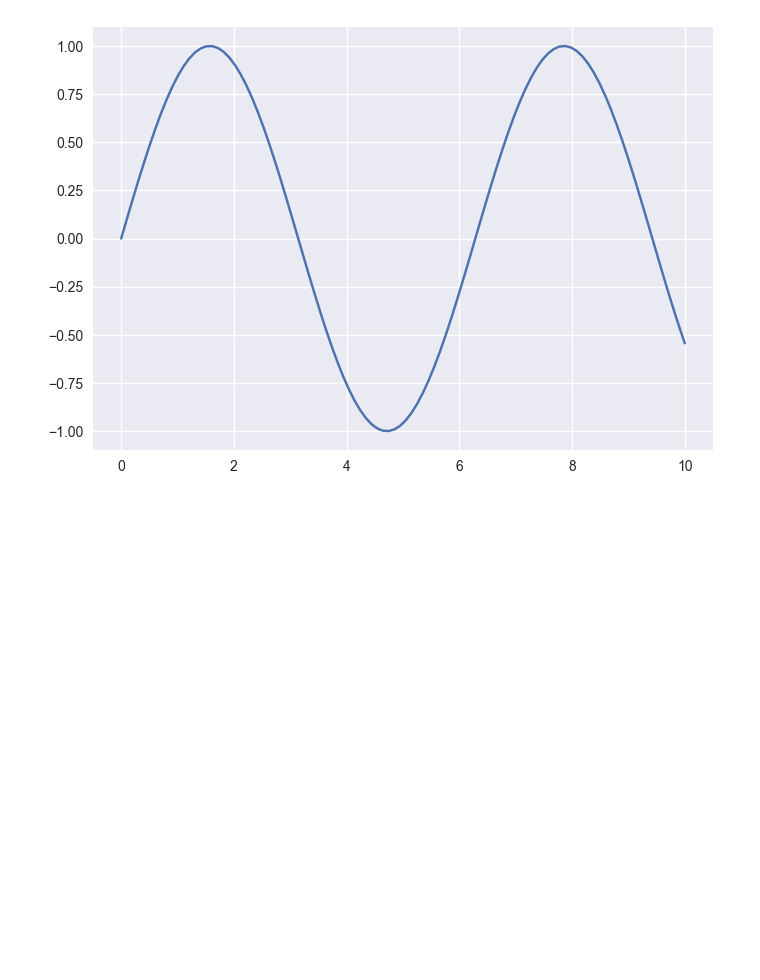
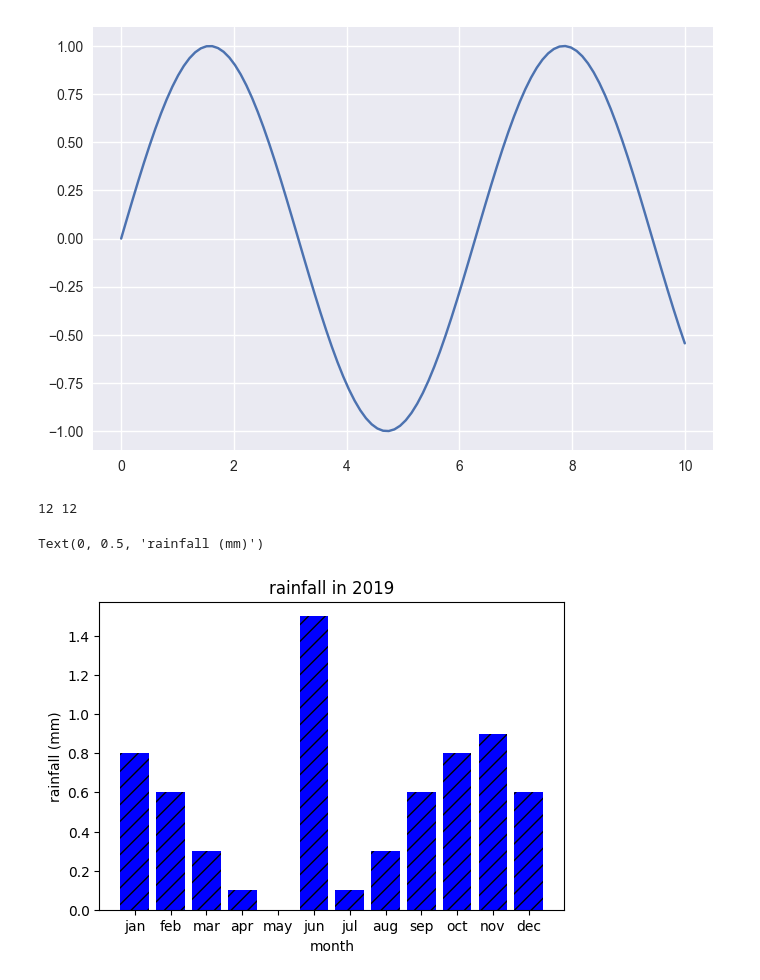
Before and after one commit to abhay27002/digipodium-data-science, a Jupyter notebook: visualization.ipynb, the cells around one changed output. Saved outputs shown, nothing was run; the diff lists cells and outputs as text; code cells hidden in the pictures; blank space fills up the shorter version.

```diff
--- a/visualization.ipynb
+++ b/visualization.ipynb
@@ -15,3 +15,18 @@ plt.plot(x, y)
 # %% [output]
 [<matplotlib.lines.Line2D at 0x...>]
 [figure]
+# %%
+rainfall = [0.8, 0.6, 0.3, 0.1, 0.0, 1.5, 0.1, 0.3, 0.6, 0.8, 0.9, 0.6]
+months = ['jan', 'feb', 'mar', 'apr',
+          'may', 'jun', 'jul', 'aug',
+          'sep', 'oct', 'nov', 'dec']
+print(len(rainfall), len(months))
+fig = plt.figure(figsize=(6,4))
+plt.bar(months, rainfall, color='blue', hatch='//')
+plt.title('rainfall in 2019')
+plt.xlabel('month')
+plt.ylabel('rainfall (mm)')
+# %% [output]
+12 12
+Text(0, 0.5, 'rainfall (mm)')
+[figure, added]
```
Also changed, not shown: 2 other files.
